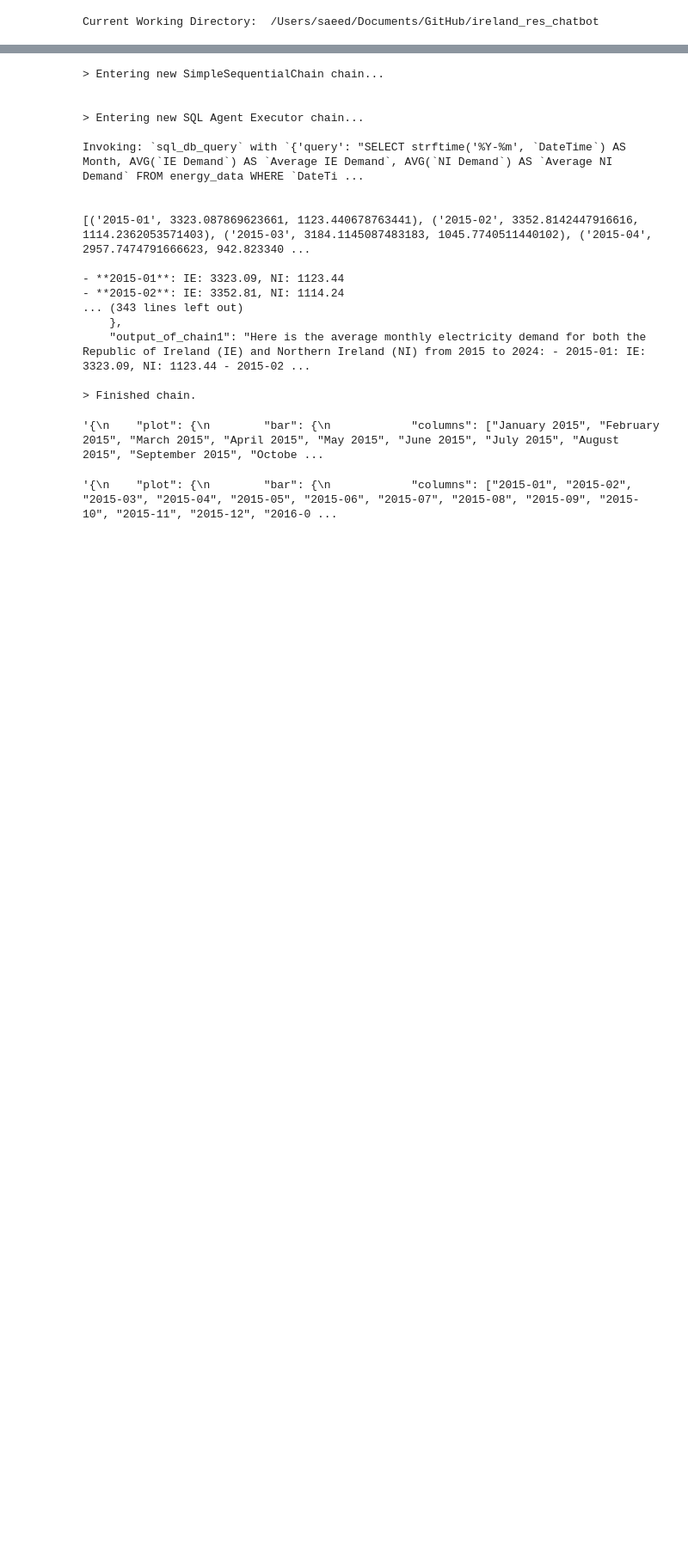
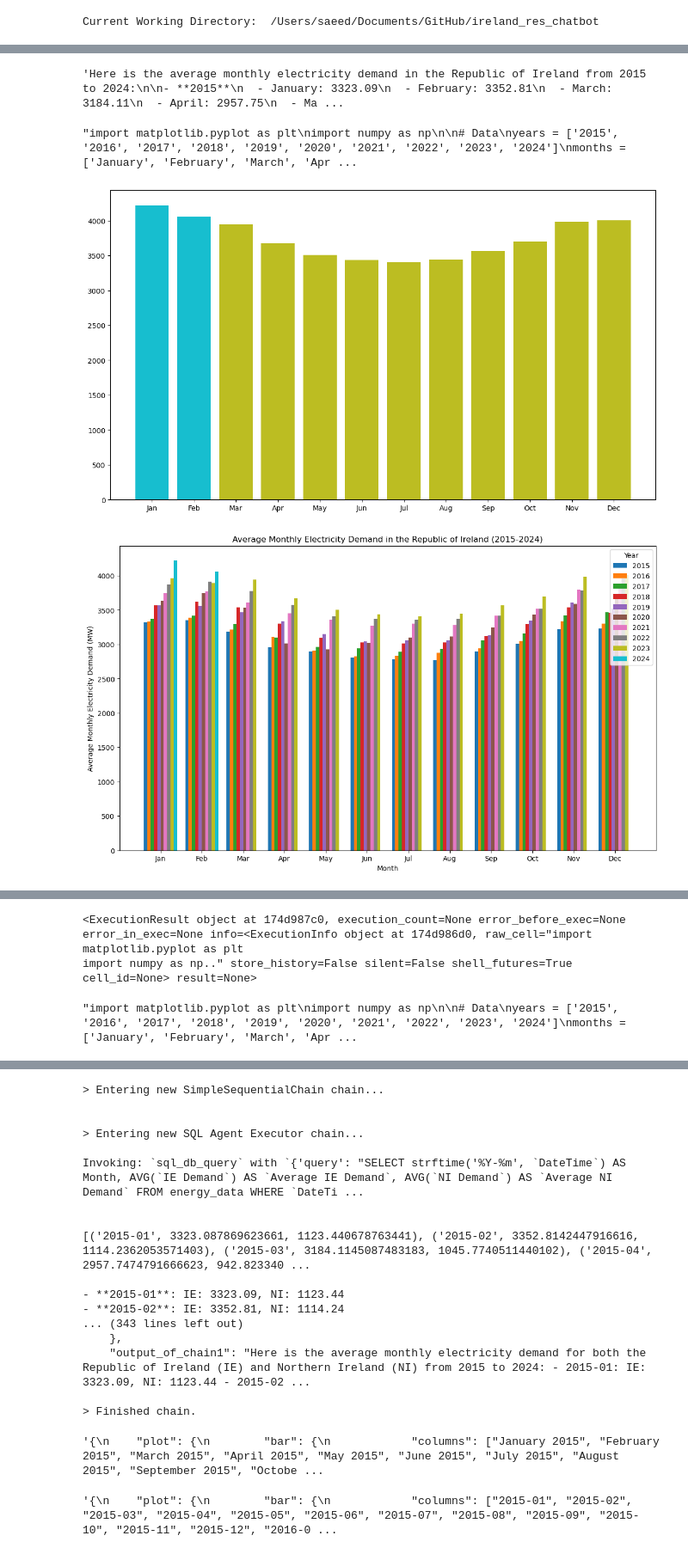
Before and after one commit to SaM-92/DataInsightChatbot, a Jupyter notebook: test_functions.ipynb, the cells around one changed output, grey strips where cells are left out. Shown: that part at 86% size. Saved outputs shown, nothing was run; the diff lists cells and outputs as text; code cells hidden in the pictures; blank space fills up the shorter version.

Commit message:
add python agent to the code for better visual

```diff
--- a/test_functions.ipynb
+++ b/test_functions.ipynb
@@ -24,0 +71,4 @@ Current Working Directory:  /Users/saeed/Documents/GitHub/ireland_res_chatbot
+# %%
+response_of_chain
+# %% [output]
+'Here is the average monthly electricity demand in the Republic of Ireland from 2015 to 2024:\n\n- **2015**\n  - January: 3323.09\n  - February: 3352.81\n  - March: 3184.11\n  - April: 2957.75\n  - Ma ...
@@ -24,0 +78,52 @@ Current Working Directory:  /Users/saeed/Documents/GitHub/ireland_res_chatbot
+# %%
+from langchain.chat_models import ChatOpenAI
+from langchain.schema import SystemMessage, HumanMessage
+
+# Set up the chat model
+chat = ChatOpenAI(model="gpt-4-turbo", temperature=0)
+
+# Define a system message and the user prompt
+system_message = SystemMessage(content=(
+    "You are an expert in generating Python plotting scripts using matplotlib. "
+    "You'll receive a user query and a dataset. Understand the user query to detect the preferred chart type. "
+    "Please handle any `None` values by replacing them with zero before plotting."
+    "If the query mentions 'bar chart' or 'line chart', use that type. Otherwise, default to a bar chart. "
+    "In bar chart, if multiple data series exist, group the bars for each category to represent the different series side by side. "
+    "Generate a Python script that uses matplotlib to visualize the data with appropriate axis labels, title, and legend."
+    "The output must contain only the Python code itself to be used in executable with no changes. "
+    "Do not include markdown code fences, additional comments, text, or use the `\\n` character explicitly to separate lines."
+))
+
+# Provide the user prompt, including the dataset and initial query
+user_prompt = (
+    f'Given the user query: "{user_query}" and the following dataset:\n\n'
+    f'{plot_data}\n\n'
+    "Create a Python script to visualize this data with matplotlib. Make sure to detect the correct chart type and apply "
+    "appropriate axis labels, a title, and a legend."
+)
+
+# Call the chat model to generate the code
+messages = [
+    system_message,
+    HumanMessage(content=user_prompt)
+]
+response = chat(messages)
+
+# Extract the generated code from the response
+generated_code = response.content.strip()
+# %%
+generated_code
+# %% [output]
+"import matplotlib.pyplot as plt\nimport numpy as np\n\n# Data\nyears = ['2015', '2016', '2017', '2018', '2019', '2020', '2021', '2022', '2023', '2024']\nmonths = ['January', 'February', 'March', 'Apr ...
+# %%
+from IPython.core.interactiveshell import InteractiveShell
+%matplotlib inline
+
+# Create an InteractiveShell instance
+shell = InteractiveShell.instance()
+
+# Execute the generated code
+shell.run_cell(generated_code)
+# %% [output]
+[figure, added]
+[figure, added]
@@ -24,0 +132,6 @@ Current Working Directory:  /Users/saeed/Documents/GitHub/ireland_res_chatbot
+<ExecutionResult object at 174d987c0, execution_count=None error_before_exec=None error_in_exec=None info=<ExecutionInfo object at 174d986d0, raw_cell="import matplotlib.pyplot as plt
+import numpy as np.." store_history=False silent=False shell_futures=True cell_id=None> result=None>
+# %%
+generated_code
+# %% [output]
+"import matplotlib.pyplot as plt\nimport numpy as np\n\n# Data\nyears = ['2015', '2016', '2017', '2018', '2019', '2020', '2021', '2022', '2023', '2024']\nmonths = ['January', 'February', 'March', 'Apr ...
```
Also changed, not shown: parts of 15 cells of this notebook, 2 other files.
